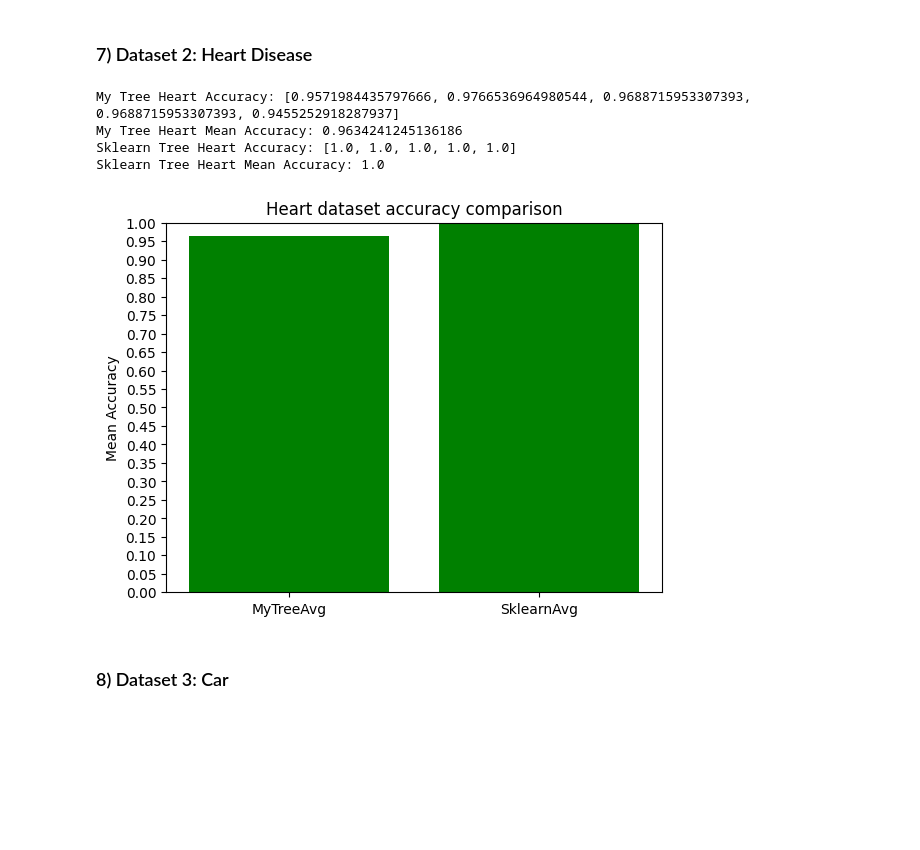
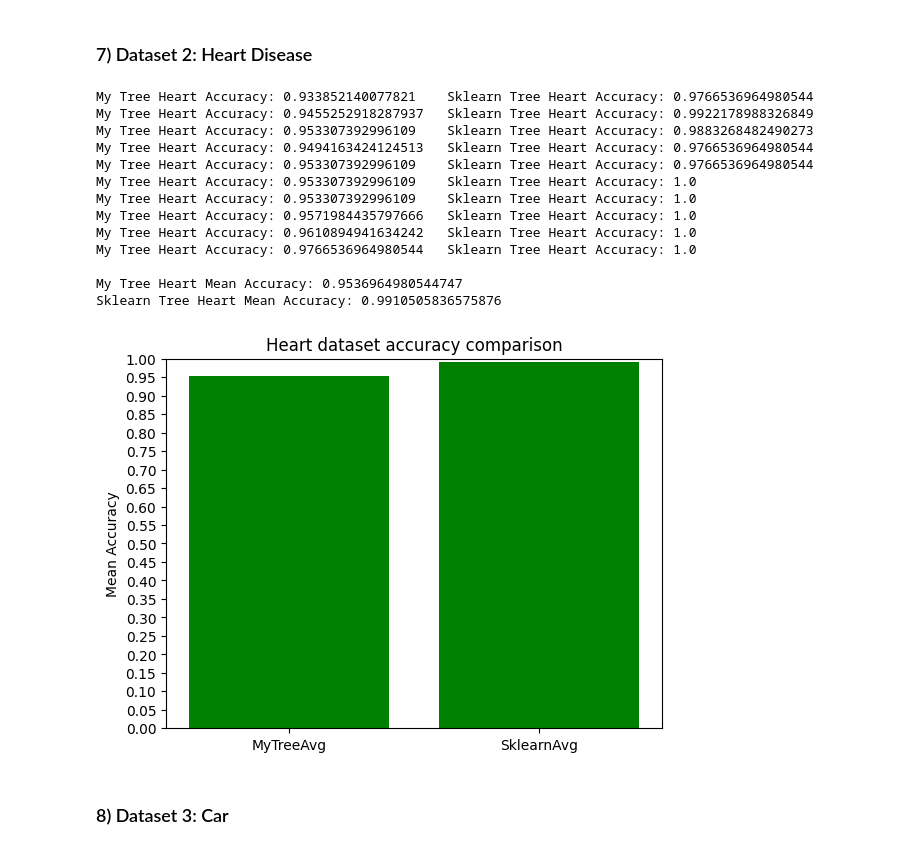
Before and after one commit to JoelScarinius/Decision_Tree_Induction, a Jupyter notebook: ML-Assignment_2_Joel_Scarinius_Stavmo.ipynb, the cells around one changed output. Cells and saved outputs as stored; diff of their text form; code cells hidden in the pictures; blank space fills up the shorter version.

```diff
--- a/ML-Assignment_2_Joel_Scarinius_Stavmo.ipynb
+++ b/ML-Assignment_2_Joel_Scarinius_Stavmo.ipynb
@@ -35,7 +35,7 @@ We will start with the main function of the decision tree, the "growing" functio
 
 This function should be called when creating the model, but also from inside itself. It is responible for creating all the nodes and leafs in the tree.
 # %%
-def grow_tree(data, depth=0, max_depth=10):
+def grow_tree(data, depth=0, max_depth=10, criterion='gini'):
     # TODO: Implement the rest of this function.
     # NOTE: You will need to come back to this function to make use of later functions.
     class_labels = data[:,-1]
@@ -51,7 +51,7 @@ def grow_tree(data, depth=0, max_depth=10):
         return {"leaf_value": majority_label(class_labels)}  # Don't grow the tree
 
     best_feature_idx, best_threshold = best_split(
-        features, class_labels
+        features, class_labels, criterion
     )  # split on feature that creates most homogenous data subsets.
     if best_feature_idx is None:
         # Could not find a better split
@@ -304,7 +321,7 @@ accuracies_sklearn_tree = []
 data_wine_features = data_wine[:, :-1]
 data_wine_labels = data_wine[:, -1]
 
-for _ in range(5):
+for _ in range(10):
     train_features, test_features, train_labels, test_labels = train_test_split(data_wine_features, data_wine_labels, test_size=0.25, train_size=0.75, shuffle=True)
 
     data = np.column_stack((train_features, train_labels))
@@ -313,7 +330,7 @@ for _ in range(5):
     # NOTE: Use the same train/test split for your tree model and the scikit learn model
     predictions = []
 
-    my_tree = grow_tree(data, 0, 10)
+    my_tree = grow_tree(data, 0, 10, criterion="gini")
 
     for feature_row in test_features:
         prediction = predict_with_tree(train_features, feature_row, my_tree)
@@ -323,18 +340,20 @@ for _ in range(5):
     accuracies_my_tree.append(accuracy_my_tree)
     # TODO: Train and test scikit learns tree model.
     # NOTE: Use the same train/test split for your tree model and the scikit learn model
-    decision_tree_classifier = DecisionTreeClassifier(max_depth=10, min_samples_split=2)
+    decision_tree_classifier = DecisionTreeClassifier(max_depth=10, min_samples_split=2
+    )
     decision_tree_classifier.fit(train_features, train_labels)
     sklearn_predictions = decision_tree_classifier.predict(test_features)
     accuracy_sklearn = accuracy_score(test_labels, sklearn_predictions)
     accuracies_sklearn_tree.append(accuracy_sklearn)
+    print(
+        f"My Tree Wine Accuracy: {accuracy_my_tree:<20} Sklearn Tree Wine Accuracy: {accuracy_sklearn:<20}"
+    )
 
 mean_accuracy_my_tree = np.mean(accuracies_my_tree)
 mean_accuracy_sklearn_tree = np.mean(accuracies_sklearn_tree)
 
-print("My Tree Wine Accuracy:", accuracies_my_tree)
-print("My Tree Wine Mean Accuracy:", mean_accuracy_my_tree)
-print("Sklearn Tree Wine Accuracy:", accuracies_sklearn_tree)
+print("\nMy Tree Wine Mean Accuracy:", mean_accuracy_my_tree)
 print("Sklearn Tree Wine Mean Accuracy:", mean_accuracy_sklearn_tree)
 
 
@@ -371,7 +399,7 @@ accuracies_sklearn_tree = []
 data_heart_features = data_heart[:, :-1]
 data_heart_labels = data_heart[:, -1]
 
-for _ in range(5):
+for _ in range(10):
     train_features, test_features, train_labels, test_labels = train_test_split(
         data_heart_features,
         data_heart_labels,
@@ -398,41 +426,51 @@ for _ in range(5):
     # NOTE: Use the same train/test split for your tree model and the scikit learn model
     decision_tree_classifier = DecisionTreeClassifier(max_depth=10, min_samples_split=2)
     decision_tree_classifier.fit(train_features, train_labels)
     sklearn_predictions = decision_tree_classifier.predict(test_features)
     accuracy_sklearn = accuracy_score(test_labels, sklearn_predictions)
     accuracies_sklearn_tree.append(accuracy_sklearn)
+    print(
+        f"My Tree Heart Accuracy: {accuracy_my_tree:<20} Sklearn Tree Heart Accuracy: {accuracy_sklearn:<20}"
+    )
 
 mean_accuracy_my_tree = np.mean(accuracies_my_tree)
 mean_accuracy_sklearn_tree = np.mean(accuracies_sklearn_tree)
 
-print("My Tree Heart Accuracy:", accuracies_my_tree)
-print("My Tree Heart Mean Accuracy:", mean_accuracy_my_tree)
-print("Sklearn Tree Heart Accuracy:", accuracies_sklearn_tree)
+print("\nMy Tree Heart Mean Accuracy:", mean_accuracy_my_tree)
 print("Sklearn Tree Heart Mean Accuracy:", mean_accuracy_sklearn_tree)
 
 
 # TODO: Do the above at least 5 times
 # NOTE: Use loops here!
 
 # TODO: Plot the results with matplotlib (plt)
 # NOTE: One plot with all results is enough
 plt.figure()
 plt.bar(
     ["MyTreeAvg", "SklearnAvg"],
     [mean_accuracy_my_tree, mean_accuracy_sklearn_tree],
     color="green",
 )
 plt.title("Heart dataset accuracy comparison")
 plt.ylabel("Mean Accuracy")
 plt.yticks(np.arange(0, 1.1, 0.05))
 plt.ylim([0, 1])
 plt.show()
 # %% [output]
-My Tree Heart Accuracy: [0.9571984435797666, 0.9766536964980544, 0.9688715953307393, 0.9688715953307393, 0.9455252918287937]
-My Tree Heart Mean Accuracy: 0.9634241245136186
-Sklearn Tree Heart Accuracy: [1.0, 1.0, 1.0, 1.0, 1.0]
-Sklearn Tree Heart Mean Accuracy: 1.0
+My Tree Heart Accuracy: 0.933852140077821    Sklearn Tree Heart Accuracy: 0.9766536964980544
+My Tree Heart Accuracy: 0.9455252918287937   Sklearn Tree Heart Accuracy: 0.9922178988326849
+My Tree Heart Accuracy: 0.953307392996109    Sklearn Tree Heart Accuracy: 0.9883268482490273
+My Tree Heart Accuracy: 0.9494163424124513   Sklearn Tree Heart Accuracy: 0.9766536964980544
+My Tree Heart Accuracy: 0.953307392996109    Sklearn Tree Heart Accuracy: 0.9766536964980544
+My Tree Heart Accuracy: 0.953307392996109    Sklearn Tree Heart Accuracy: 1.0
+My Tree Heart Accuracy: 0.953307392996109    Sklearn Tree Heart Accuracy: 1.0
+My Tree Heart Accuracy: 0.9571984435797666   Sklearn Tree Heart Accuracy: 1.0
+My Tree Heart Accuracy: 0.9610894941634242   Sklearn Tree Heart Accuracy: 1.0
+My Tree Heart Accuracy: 0.9766536964980544   Sklearn Tree Heart Accuracy: 1.0
+
+My Tree Heart Mean Accuracy: 0.9536964980544747
+Sklearn Tree Heart Mean Accuracy: 0.9910505836575876
-[figure, old version]
+[figure, new version]
 # %% [markdown]
 ### 8) Dataset 3: Car
 # %%
```
Also changed, not shown: parts of 7 cells of this notebook.
